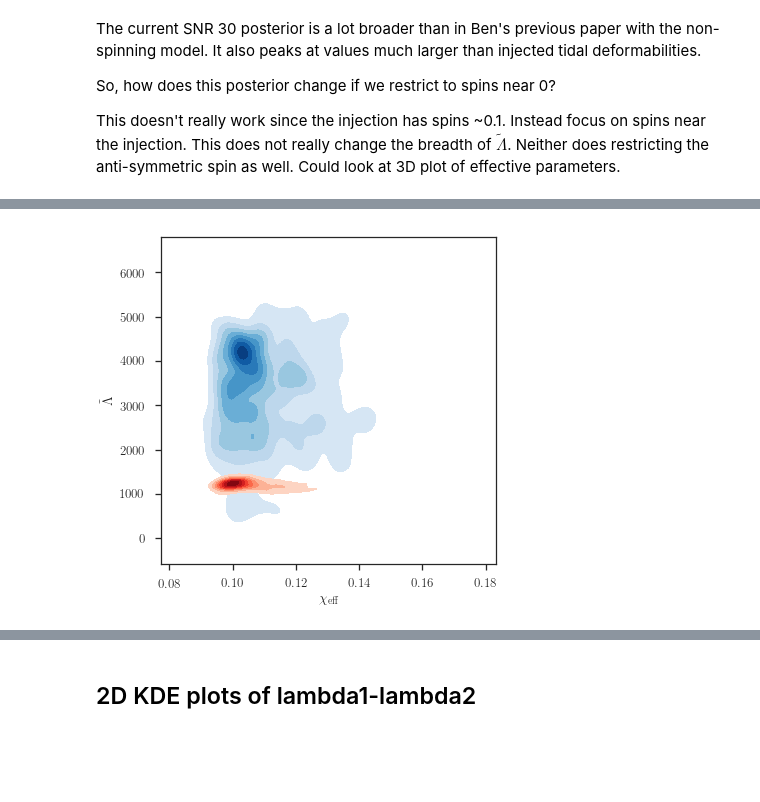
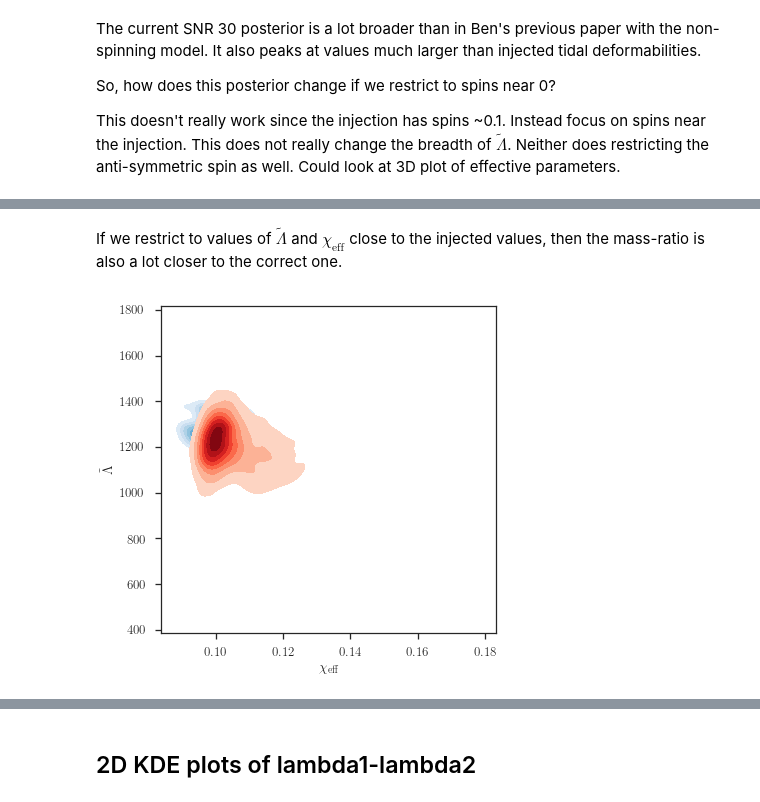
Before and after one commit to benjaminlackey/gpsurrogate, a Jupyter notebook: paper/PE-analysis/PE_analysis.ipynb, the cells around one changed output, grey strips where cells are left out. Drawn from its saved outputs; the diff is of its cells as text; code cells hidden in the pictures; blank space fills up the shorter version.

```diff
--- a/paper/PE-analysis/PE_analysis.ipynb
+++ b/paper/PE-analysis/PE_analysis.ipynb
@@ -205,8 +255,12 @@ plt.ylabel(r'$q$');
+# %% [markdown]
+If we restrict to values of $\tilde\Lambda$ and $\chi_\mathrm{eff}$ close to the injected values, then the mass-ratio is also a lot closer to the correct one.
+# %%
+idx_LT = np.where((np.abs(pos30['lam_tilde'] - inj_lamda_tilde) < 100) & (np.abs(pos30['chi_eff'] - 0.1) < 0.01))
 # %%
 f, ax = plt.subplots(figsize=(6, 6))
-sns.kdeplot(pos30['chi_eff'], pos30['lam_tilde'], ax=ax, cmap="Blues", shade=True, shade_lowest=False)
+sns.kdeplot(pos30['chi_eff'][idx_LT], pos30['lam_tilde'][idx_LT], ax=ax, cmap="Blues", shade=True, shade_lowest=False)
 sns.kdeplot(pos60['chi_eff'], pos60['lam_tilde'], ax=ax, cmap="Reds", shade=True, shade_lowest=False);
 plt.xlabel(r'$\chi_\mathrm{eff}$')
 plt.ylabel(r'$\tilde\Lambda$');
 # %% [output]
-[figure, old version]
+[figure, new version]
```
Also changed, not shown: parts of 25 cells of this notebook, 6 other files.
